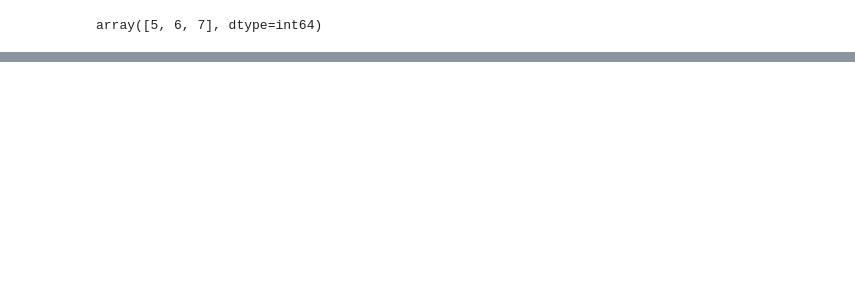
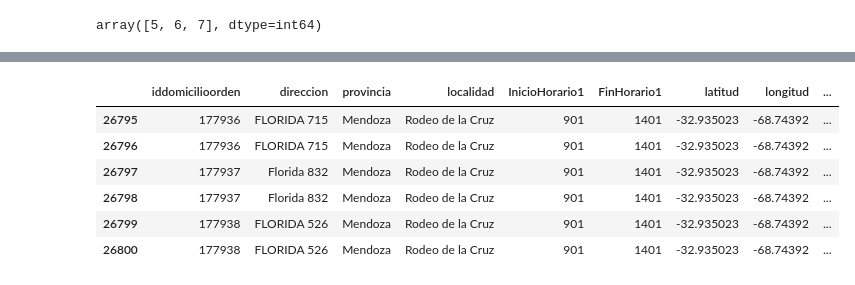
Before and after one commit to Maximo-Verdondoni/DesafioiFlow, a Jupyter notebook: Limpieza.ipynb, the cells around one changed output, grey strips where cells are left out. Cells and saved outputs as stored; diff of their text form; code cells hidden in the pictures; blank space fills up the shorter version.

```diff
--- a/Limpieza.ipynb
+++ b/Limpieza.ipynb
@@ -476,0 +475,12 @@ plt.show()
+# %%
+# Podemos observar que existen coordenadas que se encuentra fuera de la provincia de Buenos Aires.
+# Vamos a ver si podemos obtener correctamente las coordenadas
+df_5[(df_5.longitud<-65)]
+# %% [output]
+|  | iddomicilioorden | direccion | provincia | localidad | InicioHorario1 | FinHorario1 | latitud | longitud | ... |
+| 26795 | 177936 | FLORIDA 715 | Mendoza | Rodeo de la Cruz | 901 | 1401 | -32.935023 | -68.74392 | ... |
+| 26796 | 177936 | FLORIDA 715 | Mendoza | Rodeo de la Cruz | 901 | 1401 | -32.935023 | -68.74392 | ... |
+| 26797 | 177937 | Florida 832 | Mendoza | Rodeo de la Cruz | 901 | 1401 | -32.935023 | -68.74392 | ... |
+| 26798 | 177937 | Florida 832 | Mendoza | Rodeo de la Cruz | 901 | 1401 | -32.935023 | -68.74392 | ... |
+| 26799 | 177938 | FLORIDA 526 | Mendoza | Rodeo de la Cruz | 901 | 1401 | -32.935023 | -68.74392 | ... |
+| 26800 | 177938 | FLORIDA 526 | Mendoza | Rodeo de la Cruz | 901 | 1401 | -32.935023 | -68.74392 | ... |
```
Also changed, not shown: parts of 8 cells of this notebook.
